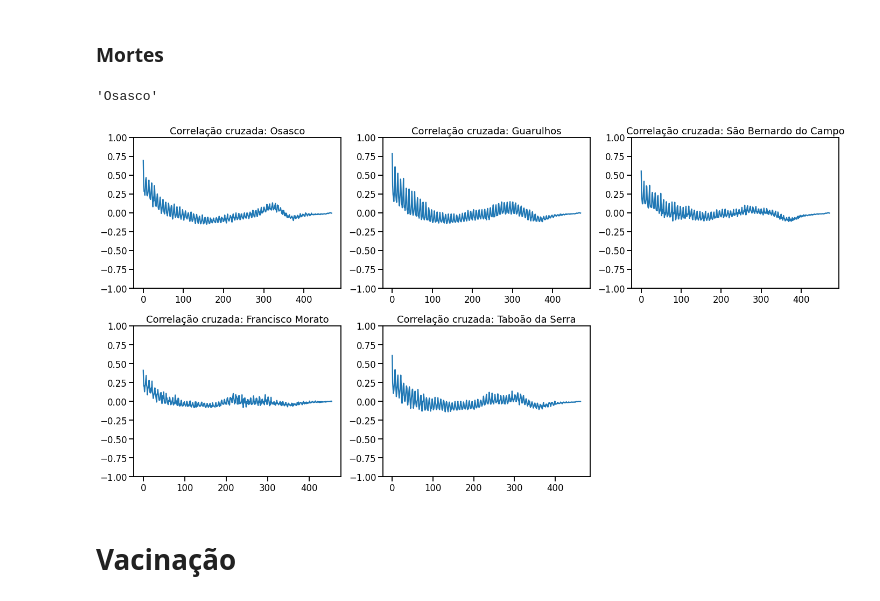
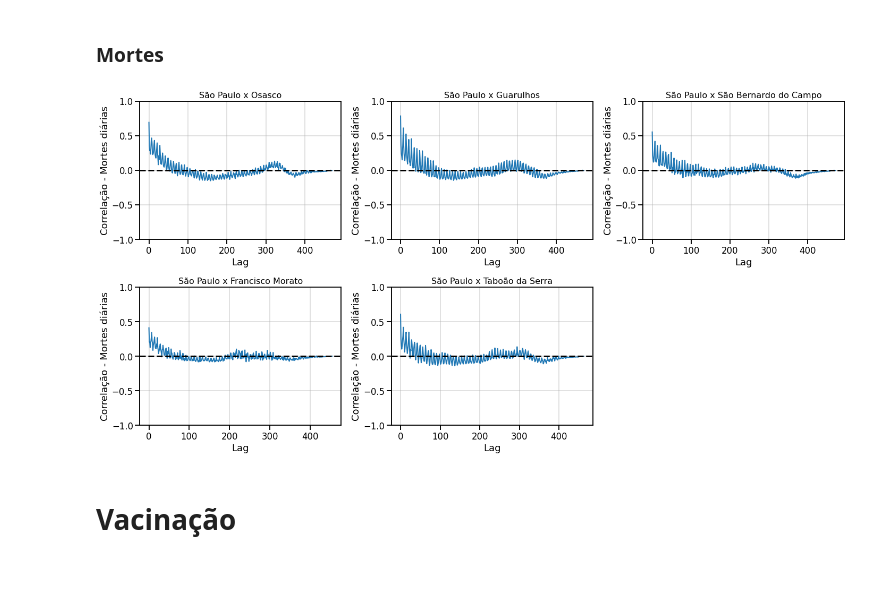
Before and after one commit to RPGraciotti/BootCampAlura, a Jupyter notebook: Projeto_modulo_3/rascunho_2.ipynb, the cells around one changed output. Saved outputs shown, nothing was run; the diff lists cells and outputs as text; code cells hidden in the pictures; blank space fills up the shorter version.

```diff
--- a/Projeto_modulo_3/rascunho_2.ipynb
+++ b/Projeto_modulo_3/rascunho_2.ipynb
@@ -285,6 +285,8 @@ plt.tight_layout()
 plt.show()
 # %% [output]
 [figure]
+# %%
+sns.set_context("talk")
 # %% [markdown]
 ## Analise de correlação
 # %% [markdown]
@@ -316,9 +315,13 @@ fig = plt.figure(figsize = (20, 10))
 
 for k in range(1,6):
   fig.add_subplot(2, 3, k)
-  plt.title("Correlação cruzada: " + cidades[k -1])
-  plt.plot(corr_lags[k - 1], corrs[k - 1])
+  plt.title("São Paulo x " + cidades[k -1], fontsize = 16)
+  plt.plot(corr_lags[k - 1], corrs[k - 1], lw = 2)
   plt.ylim(-1,1)
+  plt.xlabel("Lag")
+  plt.ylabel("Correlação - Casos diários")
+  plt.grid(alpha = .5)
+  plt.axhline(y = 0, color = "black", lw = 3, ls = "--")
 
 plt.tight_layout()
 plt.show()
@@ -349,11 +329,0 @@ cidades[0]
-# %%
-fig = plt.figure(figsize = (20, 10))
-
-for k in range(1,6):
-  fig.add_subplot(2, 3, k)
-  plt.title("Correlação cruzada: " + cidades[k -1])
-  plt.plot(corr_lags[k - 1], corrs[k - 1])
- # plt.ylim(-1,1)
-
-plt.tight_layout()
-plt.show()
@@ -380,22 +348,23 @@ sp_tab_lag = range(0, len(df_tab))
 corrs = [sp_osa, sp_gru, sp_sbc, sp_fm, sp_tab]
 corr_lags = [sp_osa_lag, sp_gru_lag, sp_sbc_lag, sp_fm_lag, sp_tab_lag]
 cidades = ["Osasco", "Guarulhos", "São Bernardo do Campo", "Francisco Morato", "Taboão da Serra"]
-cidades[0]
-# %% [output]
-'Osasco'
 # %%
 fig = plt.figure(figsize = (20, 10))
 
 for k in range(1,6):
   fig.add_subplot(2, 3, k)
-  plt.title("Correlação cruzada: " + cidades[k -1])
-  plt.plot(corr_lags[k - 1], corrs[k - 1])
+  plt.title("São Paulo x " + cidades[k -1], fontsize = 16)
+  plt.plot(corr_lags[k - 1], corrs[k - 1], lw = 2)
   plt.ylim(-1,1)
+  plt.xlabel("Lag")
+  plt.ylabel("Correlação - Mortes diárias")
+  plt.grid(alpha = .5)
+  plt.axhline(y = 0, color = "black", lw = 3, ls = "--")
 
 plt.tight_layout()
 plt.show()
 # %% [output]
-[figure, old version]
+[figure, new version]
 # %% [markdown]
 # Vacinação
 # %%
```
Also changed, not shown: parts of 7 cells of this notebook.
